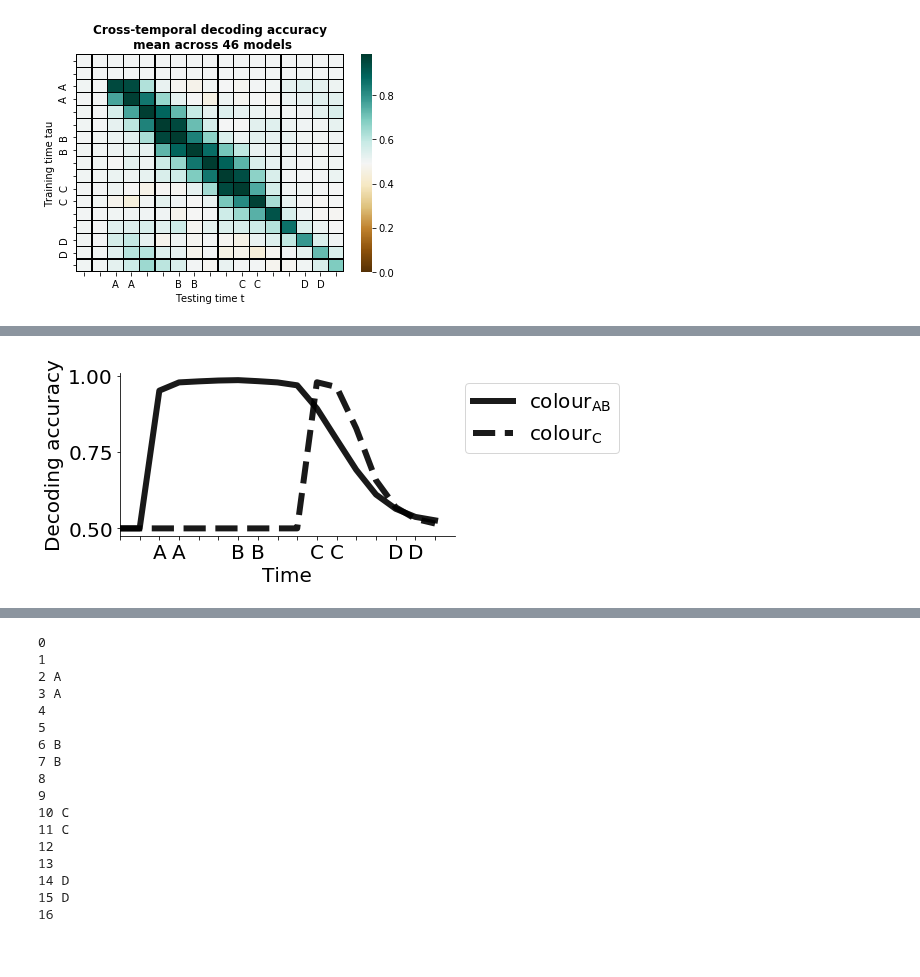
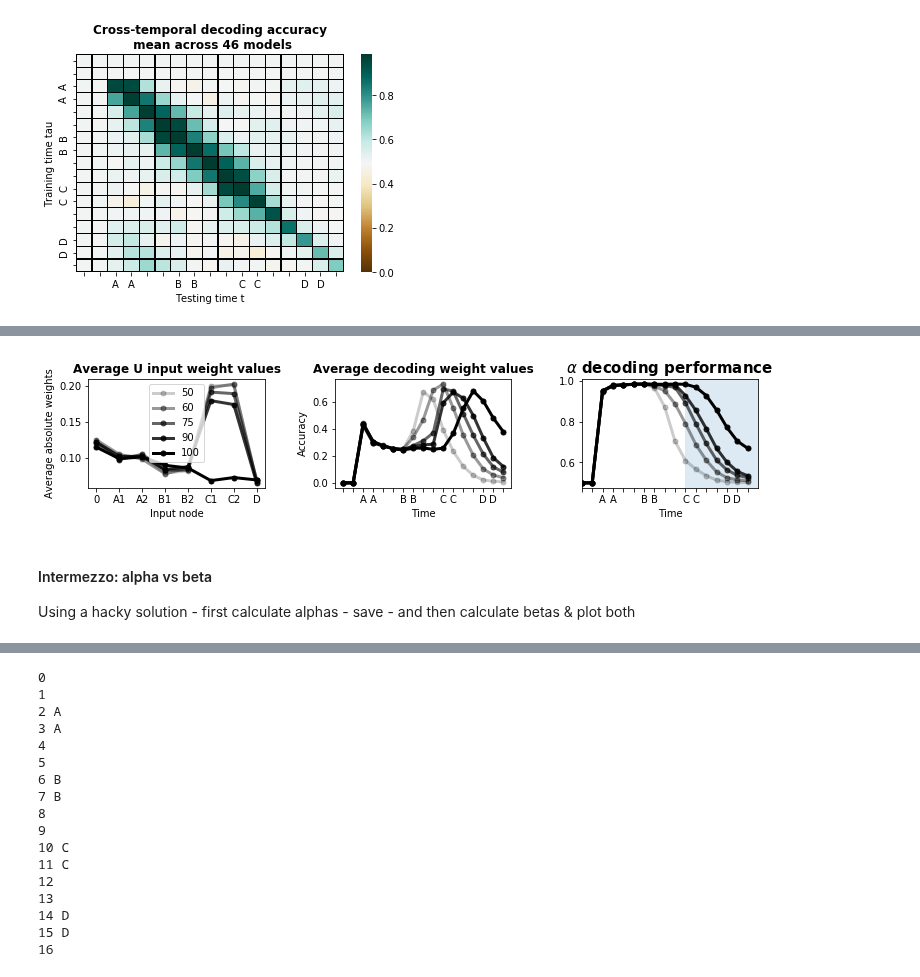
Before and after one commit to vdplasthijs/eavesdropping, a Jupyter notebook: bptt_sequence_coding.ipynb, the cells around one changed output, grey strips where cells are left out. Drawn from its saved outputs; the diff is of its cells as text; code cells hidden in the pictures.

```diff
--- a/bptt_sequence_coding.ipynb
+++ b/bptt_sequence_coding.ipynb
@@ -493 +447,11 @@ ax_dec_w.set_xlim([0, 17])
+# %%
+plt.rcParams['figure.figsize'] = (12, 2)
+plt.subplots_adjust(wspace=0.4)
+_ = pr.plot_summary_ratios(agg_weights=agg_weights, agg_decoder_mat=agg_decoder_mat,
+                           agg_score=agg_score)
+# %% [output]
+[figure, added]
+# %% [markdown]
+#### Intermezzo: alpha vs beta
+Using a hacky solution - first calculate alphas - save - and then calculate betas & plot both
 # %%
@@ -496,23 +459,2 @@ ax_dec_w.set_xlim([0, 17])
 beta_diag = np.diag(agg_score[75].mean(0)).copy()
 # alpha_diag = np.diag(agg_score[75].mean(0)).copy()
-# %%
-kk= 75
-alpha_dict[kk] = 0.9
-plt.rcParams['figure.figsize'] = (6, 3)
-plt.rcParams['font.size'] = 20
-ax_dec_w = plt.subplot(111)
-ax_dec_w.plot(alpha_diag, alpha=alpha_dict[kk], color='k',
-              marker='', linewidth=6, markersize=18, label=r"colour$\mathregular{_{AB}}$")
-ax_dec_w.plot(beta_diag, alpha=alpha_dict[kk], color='k', linestyle='--',
-              marker='', linewidth=6, markersize=18, label=r'colour$\mathregular{_C}$')
-ax_dec_w.set_xticks(np.arange(agg_decoder_mat[75].shape[2]))
-ax_dec_w.set_xticklabels(double_time_labels_blank[:-1]);
-ax_dec_w.set_yticks([0.5, 0.75, 1])
-ax_dec_w.set_xlabel('Time'); ax_dec_w.set_ylabel('Decoding accuracy');
-ax_dec_w.legend(bbox_to_anchor=(1,0 , 0, 1), fontsize=20)
-# ax_dec_w.set_title(r'$\alpha$ decoding performance', weight='bold', fontsize=15);
-# ax_dec_w.axvspan(xmin=10, xmax=17, alpha=0.15)
-ax_dec_w.set_xlim([0, 17]); sns.despine()
-plt.savefig('figures/alpha_beta_decoding_75.pdf', bbox_inches='tight')
-# %% [output]
-[figure, removed]
```
Also changed, not shown: parts of 33 cells of this notebook, 2 other files.
